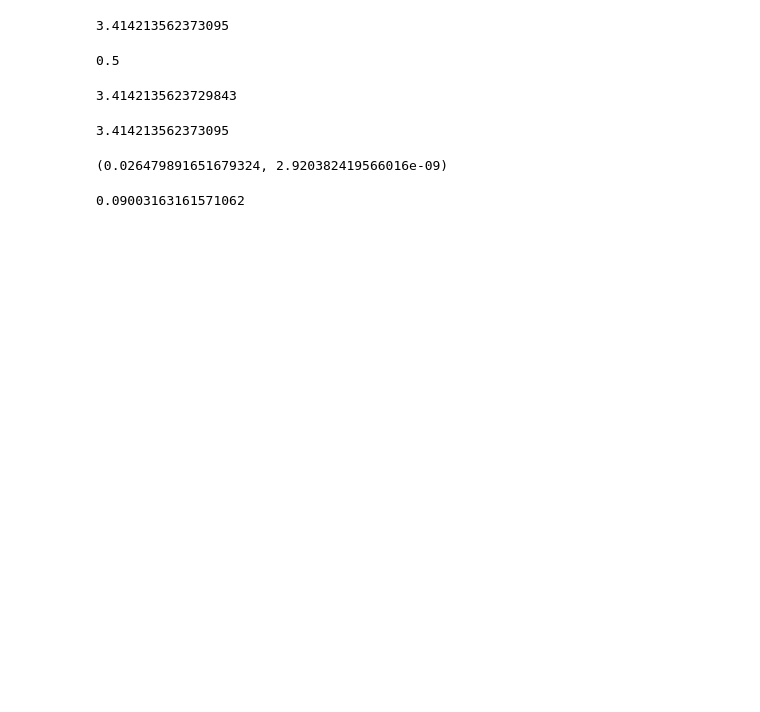
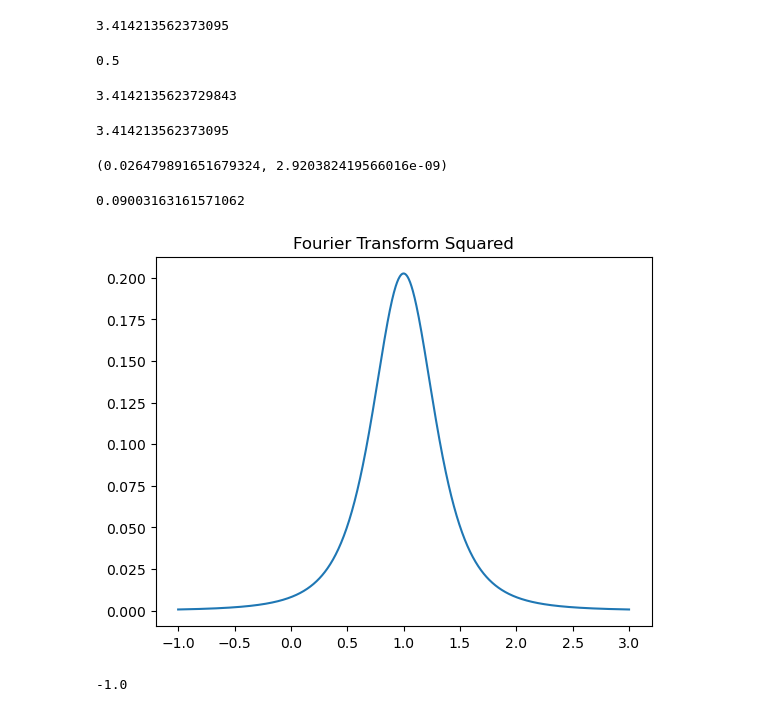
Before and after one commit to mschulist/workspace, a Jupyter notebook: qm217/hw_5/hw_5.ipynb, the cells around one changed output. Drawn from its saved outputs; the diff is of its cells as text; code cells hidden in the pictures; blank space fills up the shorter version.

```diff
--- a/qm217/hw_5/hw_5.ipynb
+++ b/qm217/hw_5/hw_5.ipynb
@@ -110,3 +106,26 @@ def func():
 func()
 # %% [output]
 0.09003163161571062
+# %%
+def A_sq(k):
+    alpha = 1
+    N = np.sqrt(alpha / 2)
+    k_0 = 1
+    return (N**2 * 16 * alpha**2) / (4 * np.pi**2 * (alpha**2 + 4 * (k_0 - k) ** 2) ** 2)
+# %%
+x_a = np.linspace(-1, 3, 1000)
+y_a = A_sq(x_a)
+
+with open("fourier_transform.csv", "w") as f:
+    for x, y in zip(x_a, y_a):
+        f.write(f"{x},{y}\n")
+
+plt.plot(x_a, y_a)
+plt.title("Fourier Transform Squared")
+plt.show()
+# %% [output]
+[figure, added]
+# %%
+x_a.min()
+# %% [output]
+-1.0
```
Also changed, not shown: parts of 1 cell of this notebook, 22 other files.
